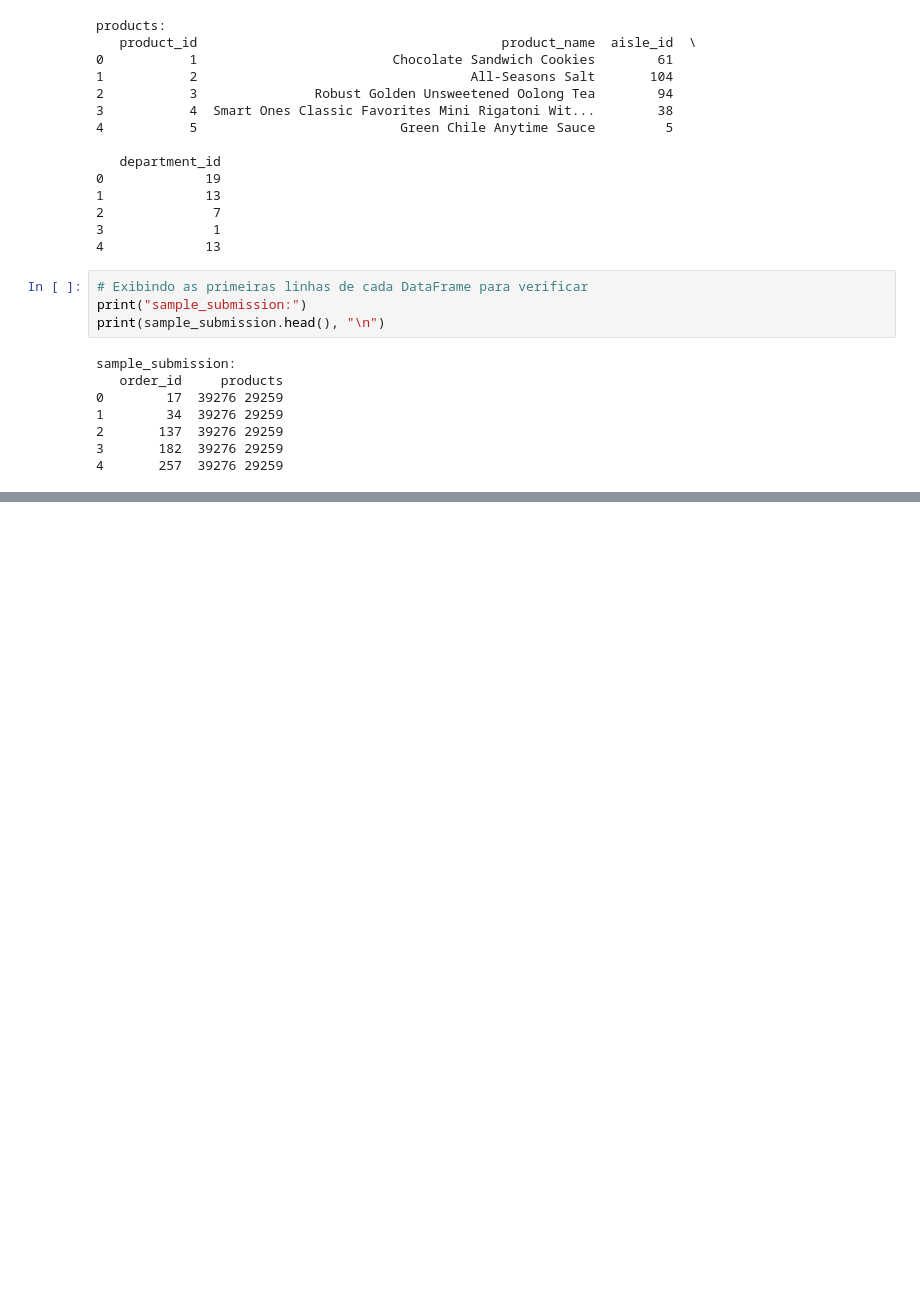
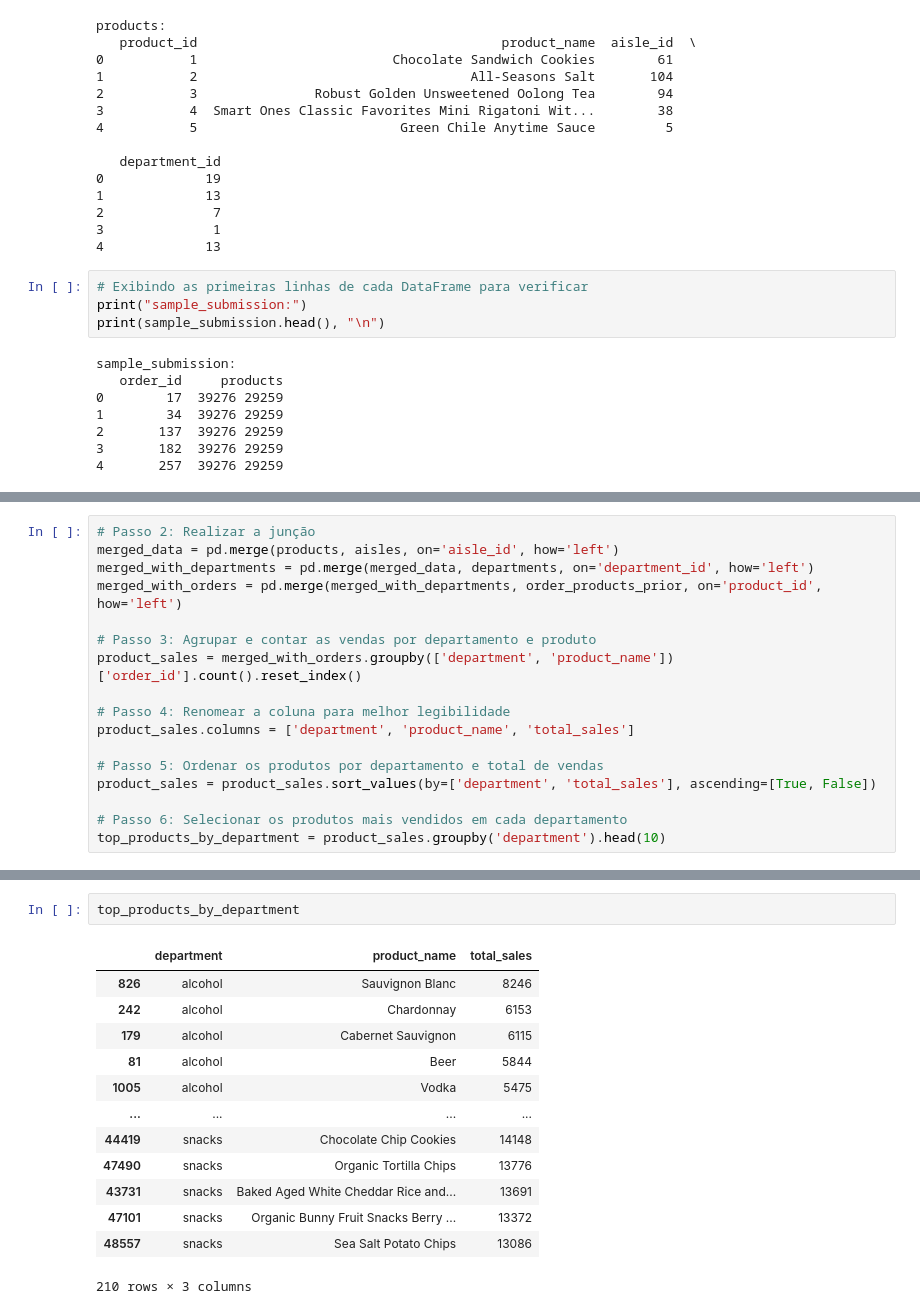
Before and after one commit to Gabrieldiasdeoliveira/cross_up_selling, a Jupyter notebook: cross_up_selling.ipynb, the cells around one changed output, grey strips where cells are left out. Cells and saved outputs as stored; diff of their text form; blank space fills up the shorter version.

```diff
--- a/cross_up_selling.ipynb
+++ b/cross_up_selling.ipynb
@@ -196,0 +236,17 @@ Aisles:
+# %%
+# Passo 2: Realizar a junção
+merged_data = pd.merge(products, aisles, on='aisle_id', how='left')
+merged_with_departments = pd.merge(merged_data, departments, on='department_id', how='left')
+merged_with_orders = pd.merge(merged_with_departments, order_products_prior, on='product_id', how='left')
+
+# Passo 3: Agrupar e contar as vendas por departamento e produto
+product_sales = merged_with_orders.groupby(['department', 'product_name'])['order_id'].count().reset_index()
+
+# Passo 4: Renomear a coluna para melhor legibilidade
+product_sales.columns = ['department', 'product_name', 'total_sales']
+
+# Passo 5: Ordenar os produtos por departamento e total de vendas
+product_sales = product_sales.sort_values(by=['department', 'total_sales'], ascending=[True, False])
+
+# Passo 6: Selecionar os produtos mais vendidos em cada departamento
+top_products_by_department = product_sales.groupby('department').head(10)
@@ -196,0 +269,16 @@ Aisles:
+# %%
+top_products_by_department
+# %% [output]
+|  | department | product_name | total_sales |
+| 826 | alcohol | Sauvignon Blanc | 8246 |
+| 242 | alcohol | Chardonnay | 6153 |
+| 179 | alcohol | Cabernet Sauvignon | 6115 |
+| 81 | alcohol | Beer | 5844 |
+| 1005 | alcohol | Vodka | 5475 |
+| ... | ... | ... | ... |
+| 44419 | snacks | Chocolate Chip Cookies | 14148 |
+| 47490 | snacks | Organic Tortilla Chips | 13776 |
+| 43731 | snacks | Baked Aged White Cheddar Rice and... | 13691 |
+| 47101 | snacks | Organic Bunny Fruit Snacks Berry ... | 13372 |
+| 48557 | snacks | Sea Salt Potato Chips | 13086 |
+210 rows × 3 columns
```
Also changed, not shown: parts of 32 cells of this notebook.
